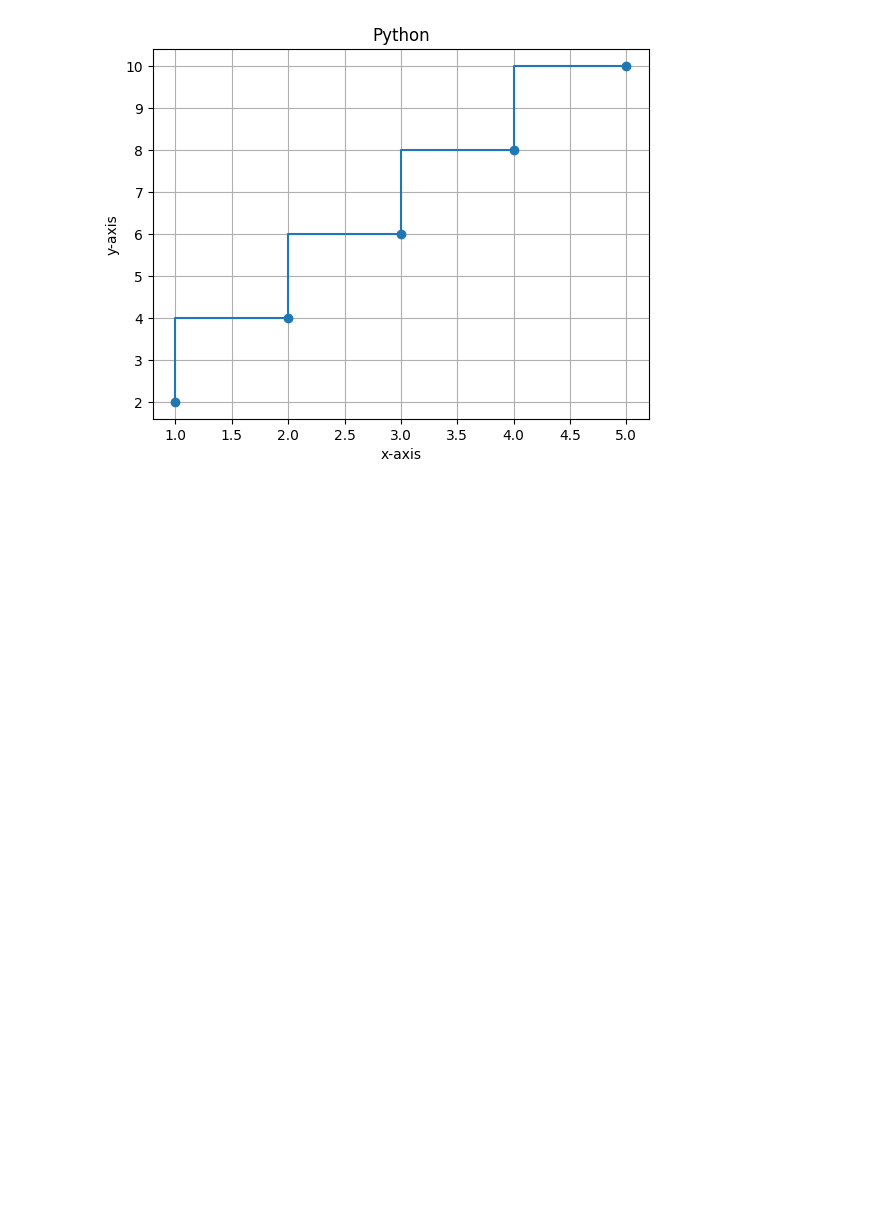
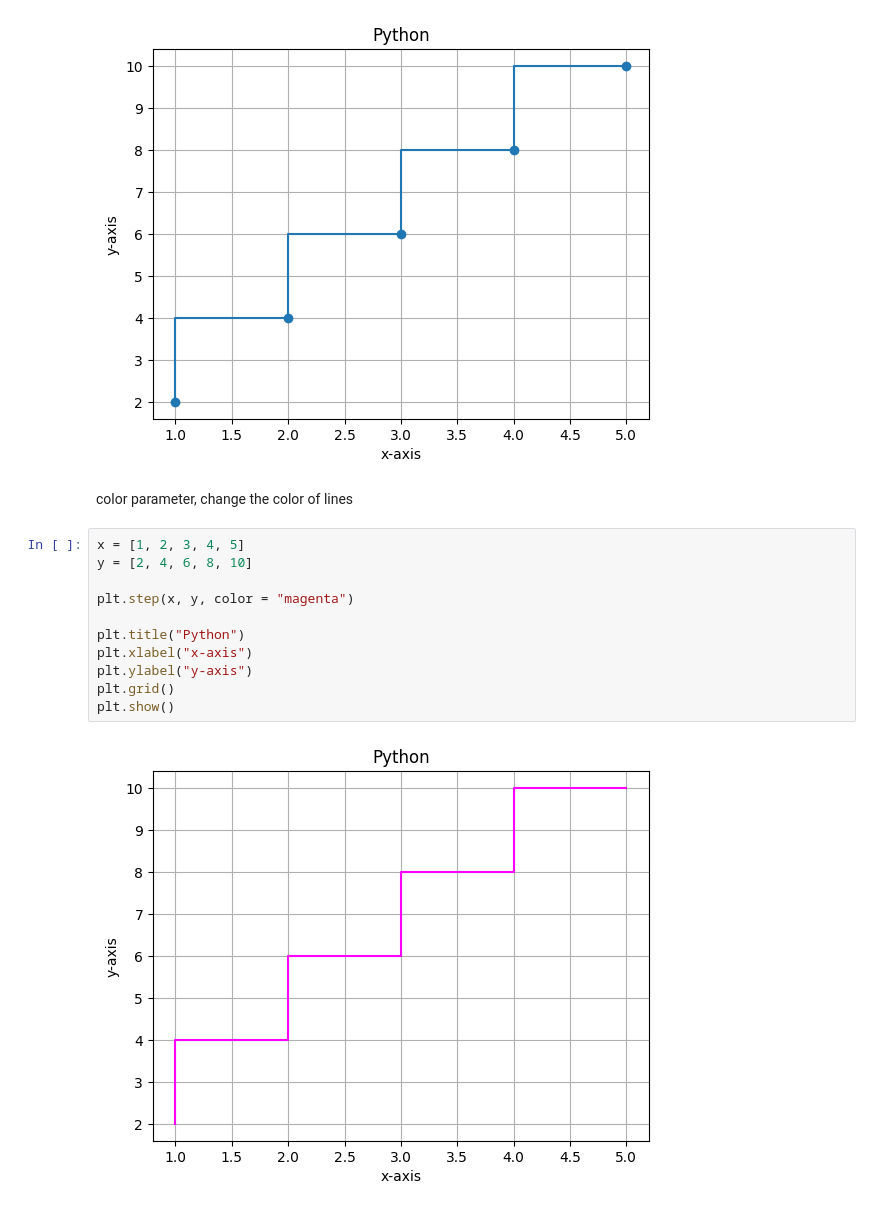
Before and after one commit to Musawer-Afzal/AI-Engineering, a Jupyter notebook: Matplotlib/step_plot.ipynb, the cells around one changed output. Cells and saved outputs as stored; diff of their text form; blank space fills up the shorter version.

```diff
--- a/Matplotlib/step_plot.ipynb
+++ b/Matplotlib/step_plot.ipynb
@@ -40,3 +40,18 @@ plt.grid()
 plt.show()
 # %% [output]
 [figure]
+# %% [markdown]
+color parameter, change the color of lines
+# %%
+x = [1, 2, 3, 4, 5]
+y = [2, 4, 6, 8, 10]
+
+plt.step(x, y, color = "magenta")
+
+plt.title("Python")
+plt.xlabel("x-axis")
+plt.ylabel("y-axis")
+plt.grid()
+plt.show()
+# %% [output]
+[figure, added]
```
Also changed, not shown: parts of 2 cells of this notebook.
